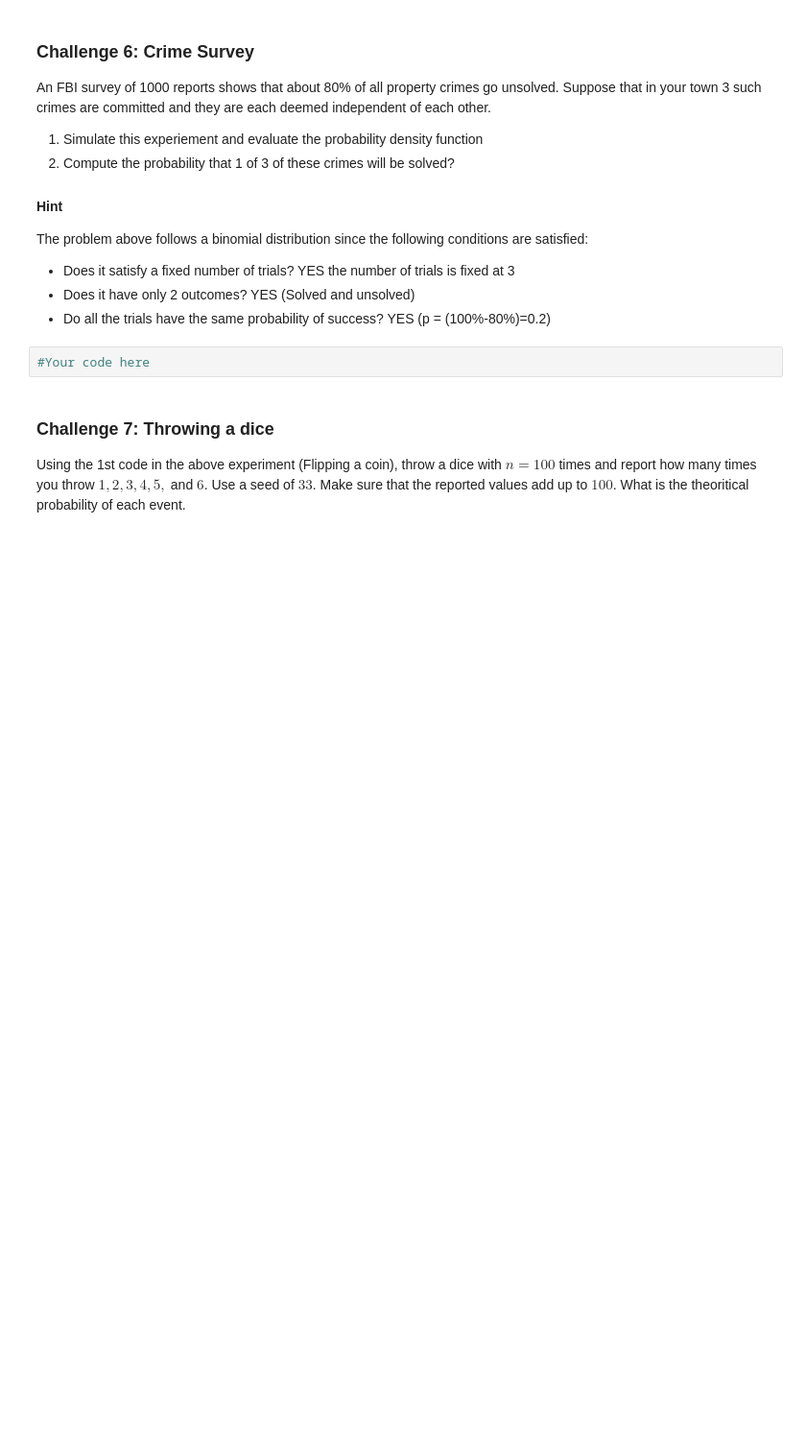
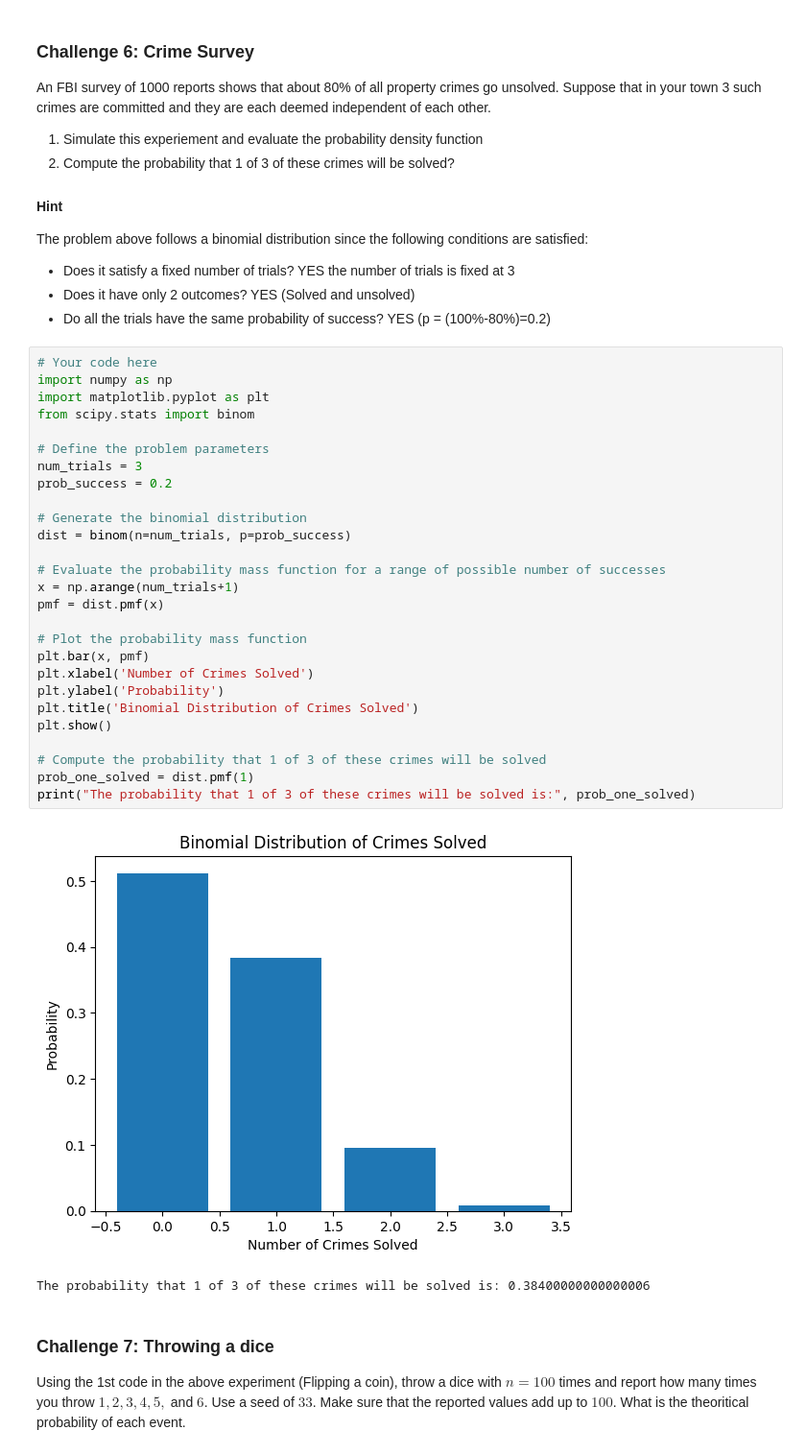
Before and after one commit to amaliahm/modeling_and_simulation_labs, a Jupyter notebook: ModSim_Lab3/ModSim_Lab3.ipynb, the cells around one changed output. Shown: that part at 96% size. Saved outputs shown, nothing was run; the diff lists cells and outputs as text; blank space fills up the shorter version.

```diff
--- a/ModSim_Lab3/ModSim_Lab3.ipynb
+++ b/ModSim_Lab3/ModSim_Lab3.ipynb
@@ -504,8 +601,36 @@ The problem above follows a binomial distribution since the following conditions
   <li>Does it have only 2 outcomes? YES (Solved and unsolved)</li>
   <li>Do all the trials have the same probability of success? YES (p = (100%-80%)=0.2)</li>
 </ul>
-# %%
-#Your code here
+# %%
+# Your code here
+import numpy as np
+import matplotlib.pyplot as plt
+from scipy.stats import binom
+
+# Define the problem parameters
+num_trials = 3
+prob_success = 0.2
+
+# Generate the binomial distribution
+dist = binom(n=num_trials, p=prob_success)
+
+# Evaluate the probability mass function for a range of possible number of successes
+x = np.arange(num_trials+1)
+pmf = dist.pmf(x)
+
+# Plot the probability mass function
+plt.bar(x, pmf)
+plt.xlabel('Number of Crimes Solved')
+plt.ylabel('Probability')
+plt.title('Binomial Distribution of Crimes Solved')
+plt.show()
+
+# Compute the probability that 1 of 3 of these crimes will be solved
+prob_one_solved = dist.pmf(1)
+print("The probability that 1 of 3 of these crimes will be solved is:", prob_one_solved)
+# %% [output]
+[figure, added]
+The probability that 1 of 3 of these crimes will be solved is: 0.38400000000000006
 # %% [markdown]
  ### Challenge 7: Throwing a dice
 Using the 1st code in the above experiment (Flipping a coin),  throw a dice with $n=100$ times and report how many times you throw $1, 2, 3, 4, 5,$ and $6$. Use a seed of $33$. Make sure that the reported values add up to $100$. What is the theoritical probability of each event.
```
Also changed, not shown: parts of 36 cells of this notebook.
